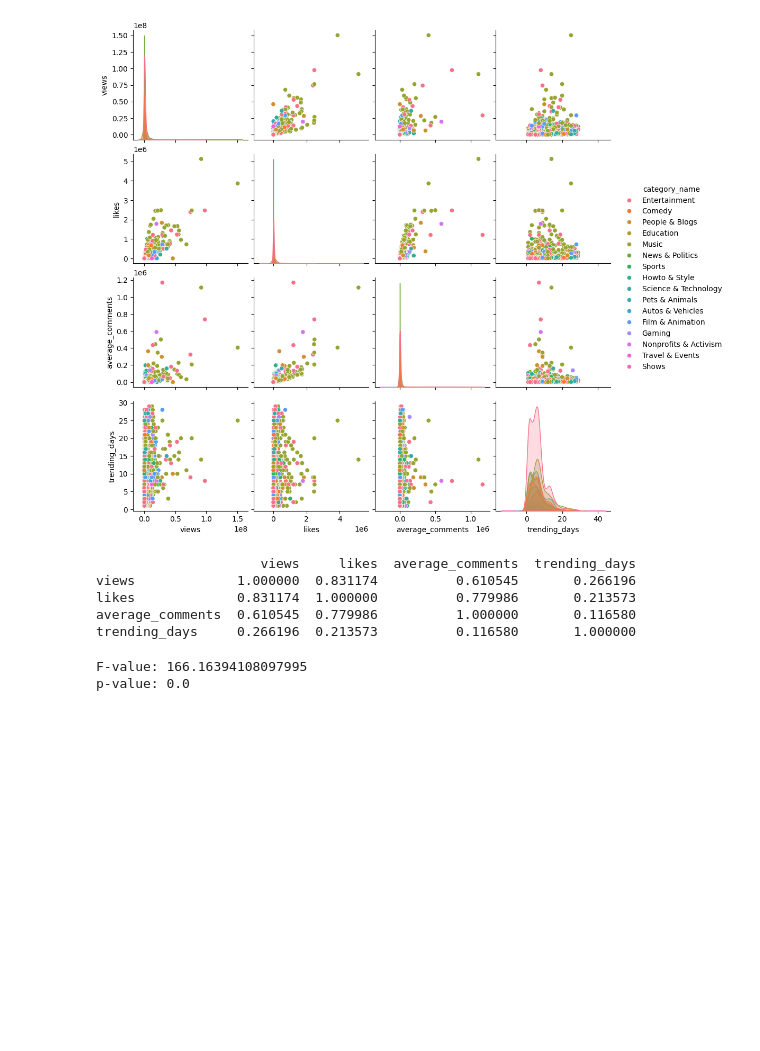
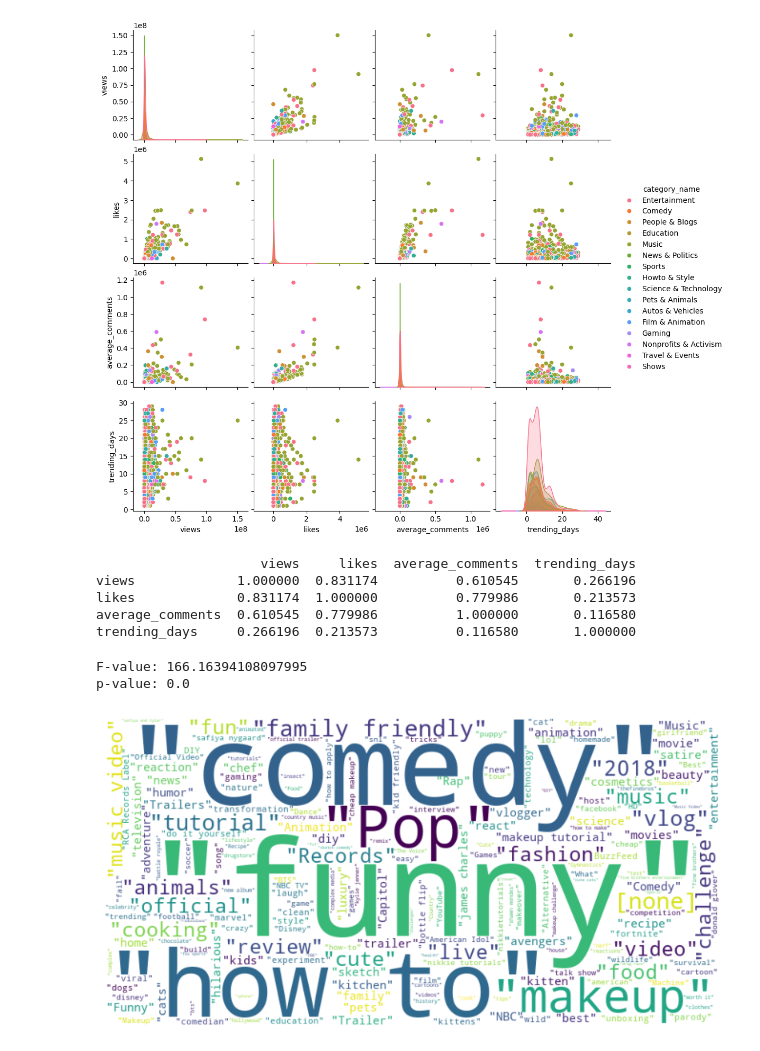
Before and after one commit to AvdylDemukajj/YoutubeTrandingVideos, a Jupyter notebook: index.ipynb, the cells around one changed output. Drawn from its saved outputs; the diff is of its cells as text; code cells hidden in the pictures; blank space fills up the shorter version.

Commit message:
"Identified top trending videos and visualized most common tags using a word cloud"

```diff
--- a/index.ipynb
+++ b/index.ipynb
@@ -154,3 +154,19 @@ print('p-value:', p_val)
 # %% [output]
 F-value: 166.16394108097995
 p-value: 0.0
+# %%
+top_trending_videos = trending_days.sort_values(ascending=False).head(int(len(trending_days) * 0.1))
+
+top_videos = data[data['video_id'].isin(top_trending_videos.index)]
+
+tags = '|'.join(top_videos['tags'].dropna()).split('|')
+tag_counts = Counter(tags)
+
+wordcloud = WordCloud(width=800, height=400, background_color='white').generate_from_frequencies(tag_counts)
+
+plt.figure(figsize=(10, 5))
+plt.imshow(wordcloud, interpolation='bilinear')
+plt.axis('off')
+plt.show()
+# %% [output]
+[figure, added]
```
